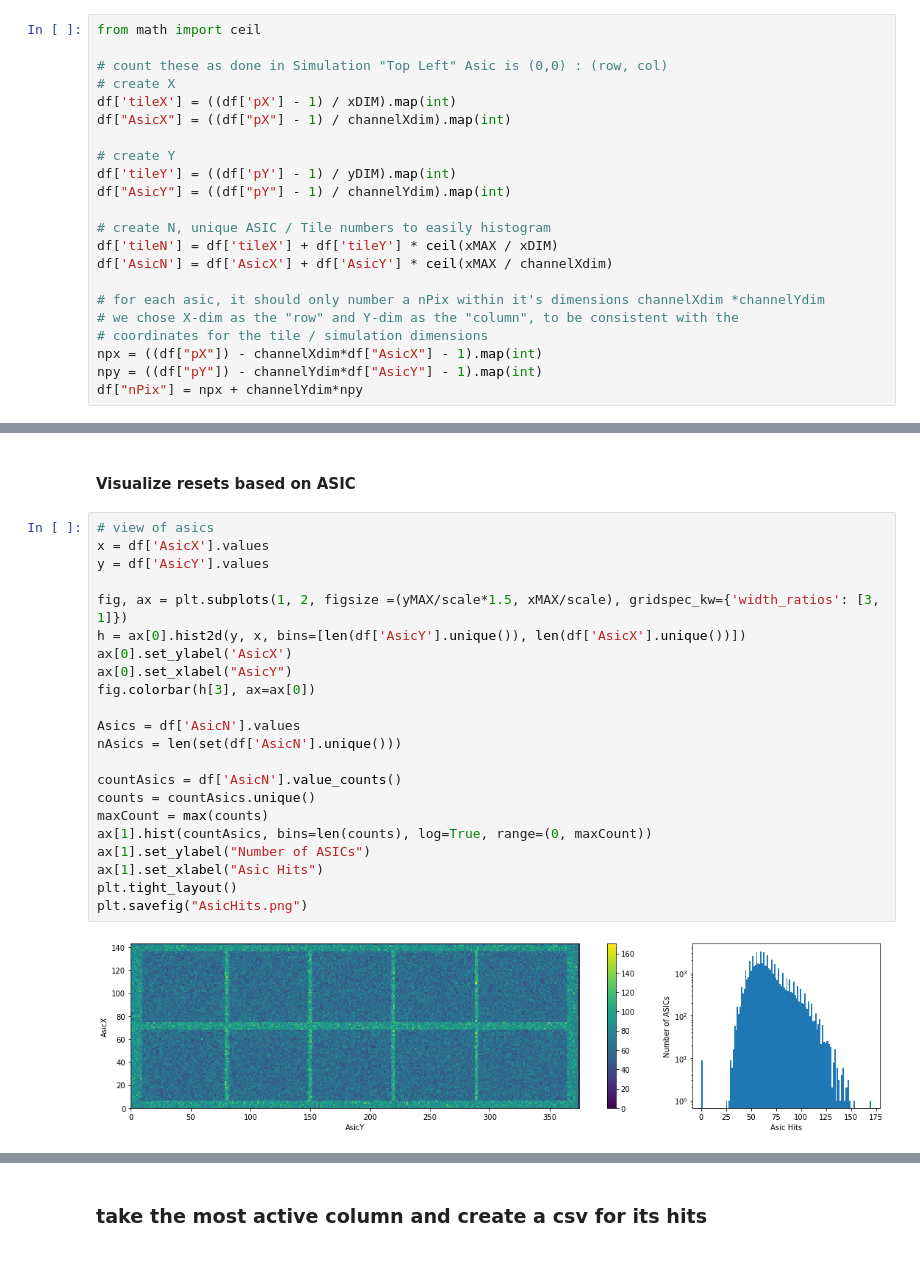
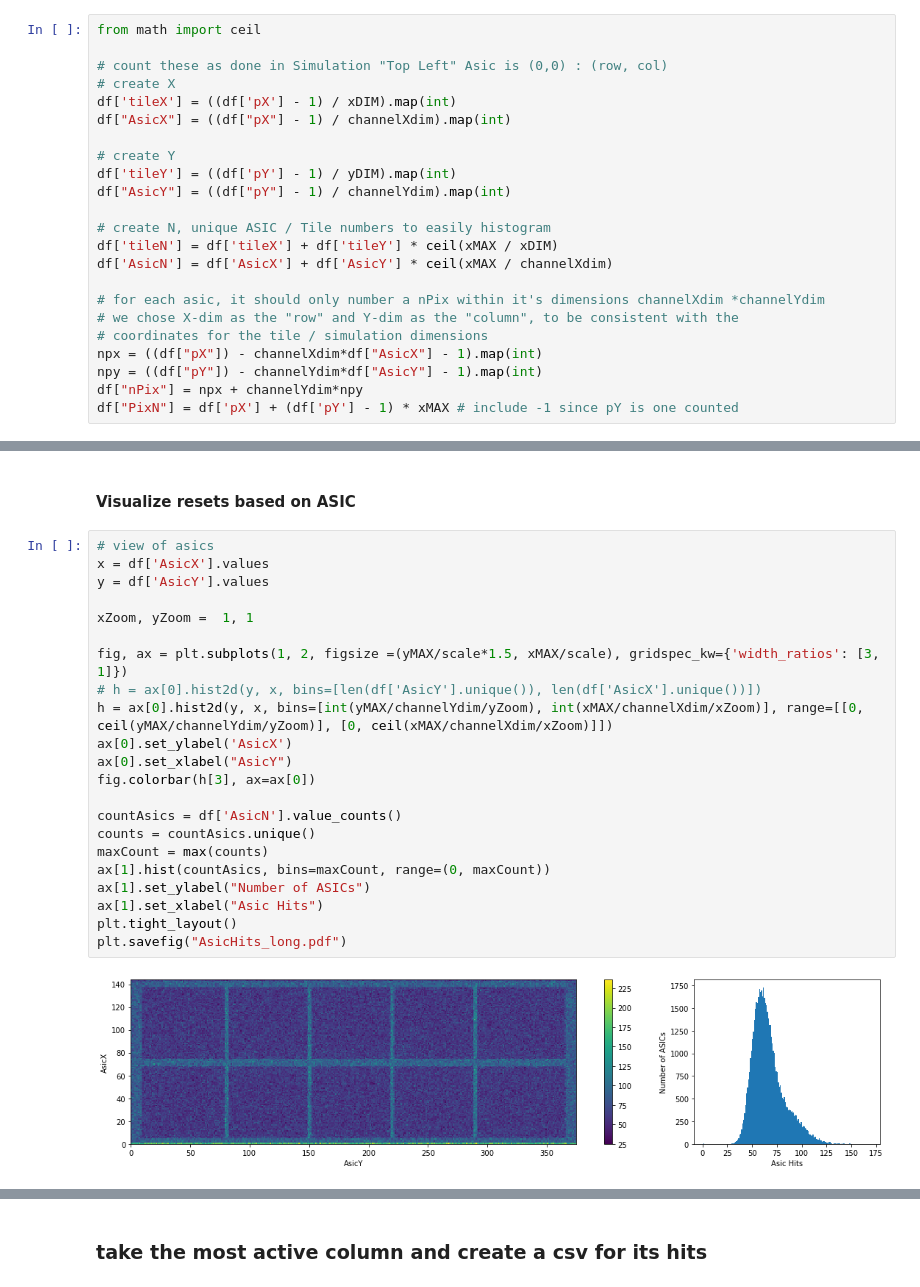
Before and after one commit to kkeefe/qpix-digital, a Jupyter notebook: simulation-rtd/radiogenicLongNB.ipynb, the cells around one changed output, grey strips where cells are left out. Saved outputs shown, nothing was run; the diff lists cells and outputs as text.

```diff
--- a/simulation-rtd/radiogenicLongNB.ipynb
+++ b/simulation-rtd/radiogenicLongNB.ipynb
@@ -231,6 +231,7 @@ df['AsicN'] = df['AsicX'] + df['AsicY'] * ceil(xMAX / channelXdim)
 npx = ((df["pX"]) - channelXdim*df["AsicX"] - 1).map(int)
 npy = ((df["pY"]) - channelYdim*df["AsicY"] - 1).map(int)
 df["nPix"] = npx + channelYdim*npy
+df["PixN"] = df['pX'] + (df['pY'] - 1) * xMAX # include -1 since pY is one counted
 # %% [markdown]
 #### Visualize total resets per tile
 # %%
@@ -257,24 +260,24 @@ plt.savefig("TileHits.png")
 # %%
 # view of asics
 x = df['AsicX'].values
 y = df['AsicY'].values
 
+xZoom, yZoom =  1, 1
+
 fig, ax = plt.subplots(1, 2, figsize =(yMAX/scale*1.5, xMAX/scale), gridspec_kw={'width_ratios': [3, 1]})
-h = ax[0].hist2d(y, x, bins=[len(df['AsicY'].unique()), len(df['AsicX'].unique())])
+# h = ax[0].hist2d(y, x, bins=[len(df['AsicY'].unique()), len(df['AsicX'].unique())])
+h = ax[0].hist2d(y, x, bins=[int(yMAX/channelYdim/yZoom), int(xMAX/channelXdim/xZoom)], range=[[0, ceil(yMAX/channelYdim/yZoom)], [0, ceil(xMAX/channelXdim/xZoom)]])
 ax[0].set_ylabel('AsicX')
 ax[0].set_xlabel("AsicY")
 fig.colorbar(h[3], ax=ax[0])
 
-Asics = df['AsicN'].values
-nAsics = len(set(df['AsicN'].unique()))
-
 countAsics = df['AsicN'].value_counts()
 counts = countAsics.unique()
 maxCount = max(counts)
-ax[1].hist(countAsics, bins=len(counts), log=True, range=(0, maxCount))
+ax[1].hist(countAsics, bins=maxCount, range=(0, maxCount))
 ax[1].set_ylabel("Number of ASICs")
 ax[1].set_xlabel("Asic Hits")
 plt.tight_layout()
-plt.savefig("AsicHits.png")
+plt.savefig("AsicHits_long.pdf")
 # %% [output]
-[figure, old version]
+[figure, new version]
```
Also changed, not shown: parts of 13 cells of this notebook, 5 other files.
